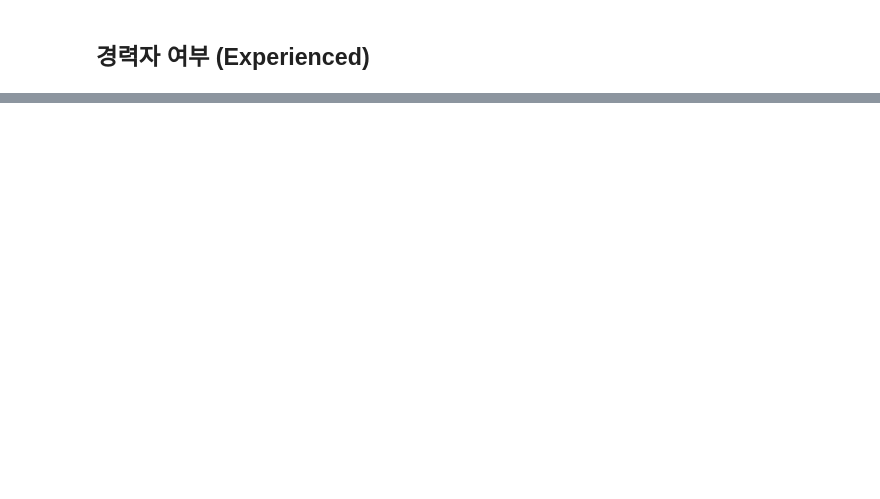
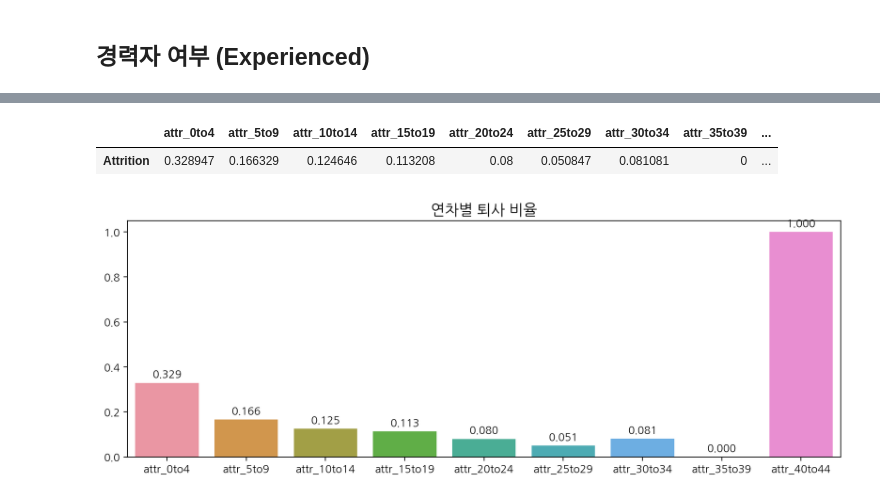
Before and after one commit to JounKK/AIS8_Final_HRA, a Jupyter notebook: 세연/Final_EDA_seyeon_0429.ipynb, the cells around one changed output, grey strips where cells are left out. Saved outputs shown, nothing was run; the diff lists cells and outputs as text; code cells hidden in the pictures; blank space fills up the shorter version.

```diff
--- a/세연/Final_EDA_seyeon_0429.ipynb
+++ b/세연/Final_EDA_seyeon_0429.ipynb
@@ -265,0 +440,5 @@ df_raw.head()
+# %%
+# 5년마다 TotalWorkingYears 나누고 퇴사 비율 구하기
+
+df['TotalWorkingYears_Group'] = pd.cut(df['TotalWorkingYears'], bins=range(0, df['TotalWorkingYears'].max()+6, 5), right=False)
+df[['TotalWorkingYears', 'TotalWorkingYears_Group']].head()
@@ -265,0 +453,3 @@ df_raw.head()
+# %%
+df_exp_attr = df.groupby('TotalWorkingYears_Group').agg({"Attrition":"value_counts"})
+df_exp_attr
@@ -265,0 +475,12 @@ df_raw.head()
+# %%
+# TotalWorkingYears 그룹별 퇴사비율
+attr_dict = {'attr_0to4': (df_exp_attr.iloc[1,:] / (df_exp_attr.iloc[0,:] + df_exp_attr.iloc[1,:])),
+             'attr_5to9': (df_exp_attr.iloc[3,:] / (df_exp_attr.iloc[2,:] + df_exp_attr.iloc[3,:])),
+             'attr_10to14': (df_exp_attr.iloc[5,:] / (df_exp_attr.iloc[4,:] + df_exp_attr.iloc[5,:])),
+             'attr_15to19': (df_exp_attr.iloc[7,:] / (df_exp_attr.iloc[6,:] + df_exp_attr.iloc[7,:])),
+             'attr_20to24': (df_exp_attr.iloc[9,:] / (df_exp_attr.iloc[8,:] + df_exp_attr.iloc[9,:])),
+             'attr_25to29': (df_exp_attr.iloc[11,:] / (df_exp_attr.iloc[10,:] + df_exp_attr.iloc[11,:])),
+             'attr_30to34': (df_exp_attr.iloc[13,:] / (df_exp_attr.iloc[12,:] + df_exp_attr.iloc[13,:])),
+             'attr_35to39': 0,
+             'attr_40to44': 1}
+attr_dict
@@ -265,0 +504,19 @@ df_raw.head()
+# %%
+df_attr_ratio = pd.DataFrame(attr_dict)
+df_attr_ratio
+# %% [output]
+|  | attr_0to4 | attr_5to9 | attr_10to14 | attr_15to19 | attr_20to24 | attr_25to29 | attr_30to34 | attr_35to39 | ... |
+| Attrition | 0.328947 | 0.166329 | 0.124646 | 0.113208 | 0.08 | 0.050847 | 0.081081 | 0 | ... |
+# %%
+plt.figure(figsize=(12,4))
+ax = sns.barplot(df_attr_ratio)
+ax.set_title('연차별 퇴사 비율', fontsize=14)
+for p in ax.patches:
+    height = p.get_height()
+    ax.annotate(f'{height:.3f}',
+                xy=(p.get_x() + p.get_width() / 2, height),
+                xytext=(0, 3),
+                textcoords='offset points',
+                ha='center', va='bottom', fontsize=10)
+# %% [output]
+[figure, added]
```
Also changed, not shown: parts of 111 cells of this notebook.
